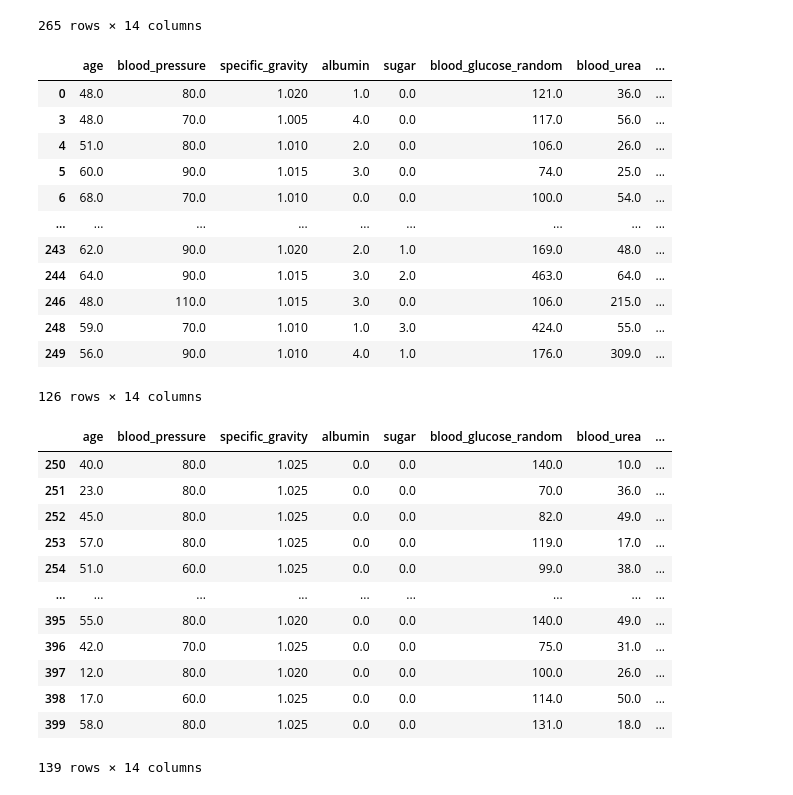
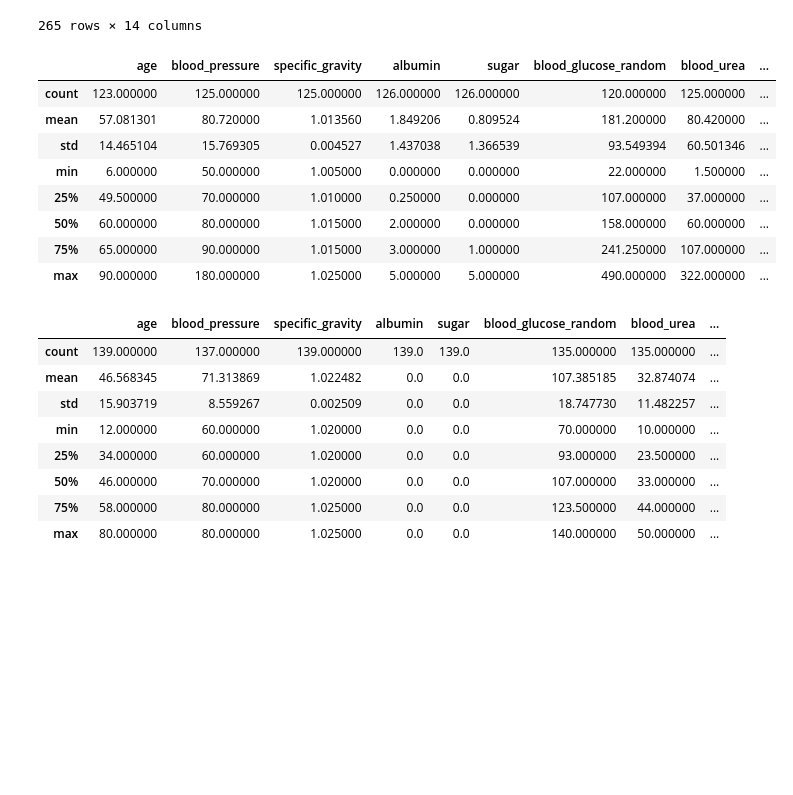
Before and after one commit to kassu11/machine-learning-AMK, a Jupyter notebook: data_preprocessing/ckd.ipynb, the cells around one changed output. Drawn from its saved outputs; the diff is of its cells as text; code cells hidden in the pictures; blank space fills up the shorter version.

```diff
--- a/data_preprocessing/ckd.ipynb
+++ b/data_preprocessing/ckd.ipynb
@@ -169,37 +169,29 @@ df
 # %%
 df_control = df[df['class'] == 'c']
 df_affected = df[df['class'] == 'a']
-df_affected
+df_affected.describe()
 # %% [output]
 |  | age | blood_pressure | specific_gravity | albumin | sugar | blood_glucose_random | blood_urea | ... |
-| 0 | 48.0 | 80.0 | 1.020 | 1.0 | 0.0 | 121.0 | 36.0 | ... |
-| 3 | 48.0 | 70.0 | 1.005 | 4.0 | 0.0 | 117.0 | 56.0 | ... |
-| 4 | 51.0 | 80.0 | 1.010 | 2.0 | 0.0 | 106.0 | 26.0 | ... |
-| 5 | 60.0 | 90.0 | 1.015 | 3.0 | 0.0 | 74.0 | 25.0 | ... |
-| 6 | 68.0 | 70.0 | 1.010 | 0.0 | 0.0 | 100.0 | 54.0 | ... |
-| ... | ... | ... | ... | ... | ... | ... | ... | ... |
-| 243 | 62.0 | 90.0 | 1.020 | 2.0 | 1.0 | 169.0 | 48.0 | ... |
-| 244 | 64.0 | 90.0 | 1.015 | 3.0 | 2.0 | 463.0 | 64.0 | ... |
-| 246 | 48.0 | 110.0 | 1.015 | 3.0 | 0.0 | 106.0 | 215.0 | ... |
-| 248 | 59.0 | 70.0 | 1.010 | 1.0 | 3.0 | 424.0 | 55.0 | ... |
-| 249 | 56.0 | 90.0 | 1.010 | 4.0 | 1.0 | 176.0 | 309.0 | ... |
+| count | 123.000000 | 125.000000 | 125.000000 | 126.000000 | 126.000000 | 120.000000 | 125.000000 | ... |
+| mean | 57.081301 | 80.720000 | 1.013560 | 1.849206 | 0.809524 | 181.200000 | 80.420000 | ... |
+| std | 14.465104 | 15.769305 | 0.004527 | 1.437038 | 1.366539 | 93.549394 | 60.501346 | ... |
+| min | 6.000000 | 50.000000 | 1.005000 | 0.000000 | 0.000000 | 22.000000 | 1.500000 | ... |
+| 25% | 49.500000 | 70.000000 | 1.010000 | 0.250000 | 0.000000 | 107.000000 | 37.000000 | ... |
+| 50% | 60.000000 | 80.000000 | 1.015000 | 2.000000 | 0.000000 | 158.000000 | 60.000000 | ... |
+| 75% | 65.000000 | 90.000000 | 1.015000 | 3.000000 | 1.000000 | 241.250000 | 107.000000 | ... |
+| max | 90.000000 | 180.000000 | 1.025000 | 5.000000 | 5.000000 | 490.000000 | 322.000000 | ... |
-126 rows × 14 columns
 # %%
-df_control
+df_control.describe()
 # %% [output]
 |  | age | blood_pressure | specific_gravity | albumin | sugar | blood_glucose_random | blood_urea | ... |
-| 250 | 40.0 | 80.0 | 1.025 | 0.0 | 0.0 | 140.0 | 10.0 | ... |
-| 251 | 23.0 | 80.0 | 1.025 | 0.0 | 0.0 | 70.0 | 36.0 | ... |
-| 252 | 45.0 | 80.0 | 1.025 | 0.0 | 0.0 | 82.0 | 49.0 | ... |
-| 253 | 57.0 | 80.0 | 1.025 | 0.0 | 0.0 | 119.0 | 17.0 | ... |
-| 254 | 51.0 | 60.0 | 1.025 | 0.0 | 0.0 | 99.0 | 38.0 | ... |
-| ... | ... | ... | ... | ... | ... | ... | ... | ... |
-| 395 | 55.0 | 80.0 | 1.020 | 0.0 | 0.0 | 140.0 | 49.0 | ... |
-| 396 | 42.0 | 70.0 | 1.025 | 0.0 | 0.0 | 75.0 | 31.0 | ... |
-| 397 | 12.0 | 80.0 | 1.020 | 0.0 | 0.0 | 100.0 | 26.0 | ... |
-| 398 | 17.0 | 60.0 | 1.025 | 0.0 | 0.0 | 114.0 | 50.0 | ... |
-| 399 | 58.0 | 80.0 | 1.025 | 0.0 | 0.0 | 131.0 | 18.0 | ... |
+| count | 139.000000 | 137.000000 | 139.000000 | 139.0 | 139.0 | 135.000000 | 135.000000 | ... |
+| mean | 46.568345 | 71.313869 | 1.022482 | 0.0 | 0.0 | 107.385185 | 32.874074 | ... |
+| std | 15.903719 | 8.559267 | 0.002509 | 0.0 | 0.0 | 18.747730 | 11.482257 | ... |
+| min | 12.000000 | 60.000000 | 1.020000 | 0.0 | 0.0 | 70.000000 | 10.000000 | ... |
+| 25% | 34.000000 | 60.000000 | 1.020000 | 0.0 | 0.0 | 93.000000 | 23.500000 | ... |
+| 50% | 46.000000 | 70.000000 | 1.020000 | 0.0 | 0.0 | 107.000000 | 33.000000 | ... |
+| 75% | 58.000000 | 80.000000 | 1.025000 | 0.0 | 0.0 | 123.500000 | 44.000000 | ... |
+| max | 80.000000 | 80.000000 | 1.025000 | 0.0 | 0.0 | 140.000000 | 50.000000 | ... |
-139 rows × 14 columns
 # %%
 import numpy as np
 
```
Also changed, not shown: parts of 7 cells of this notebook.
